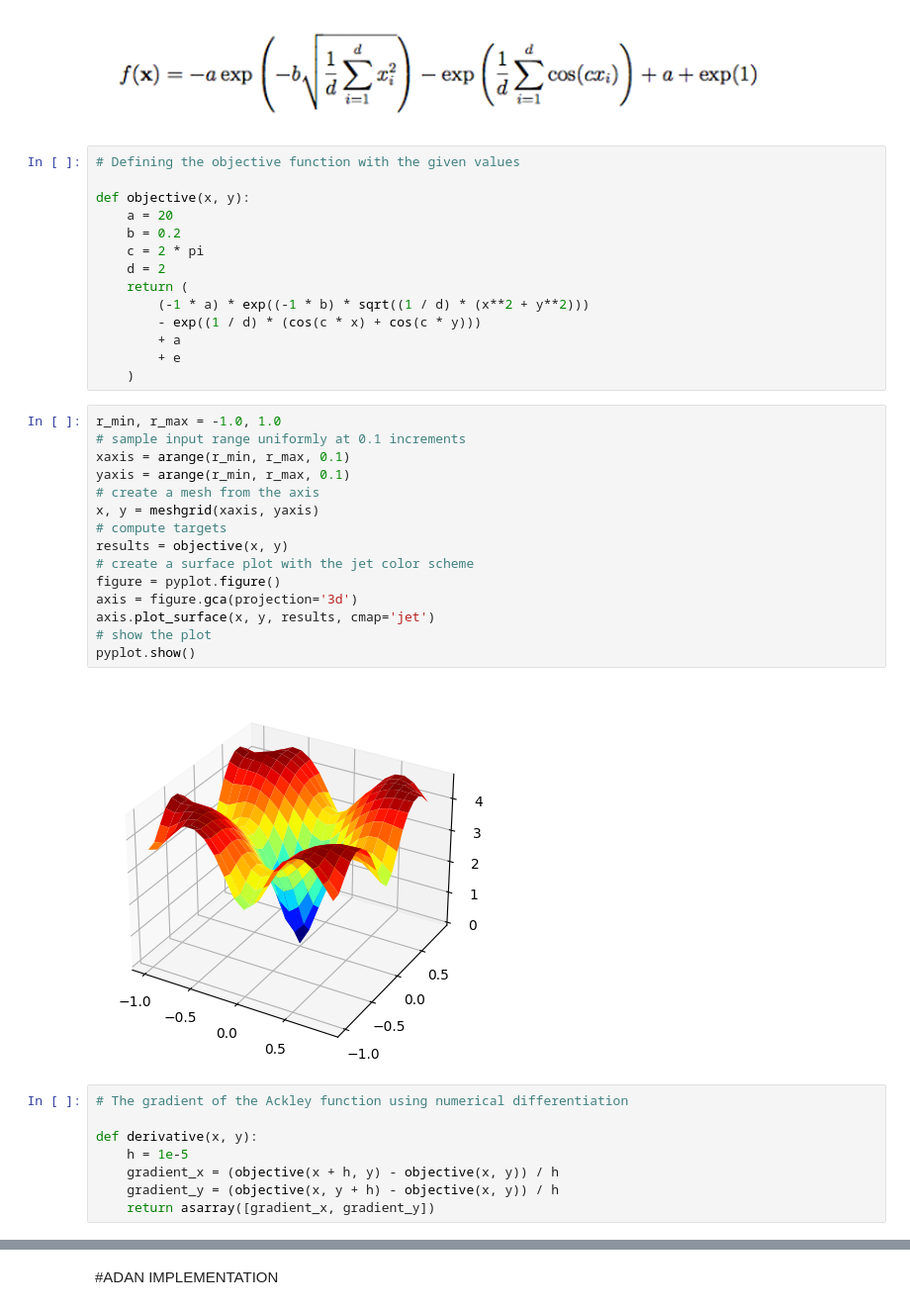
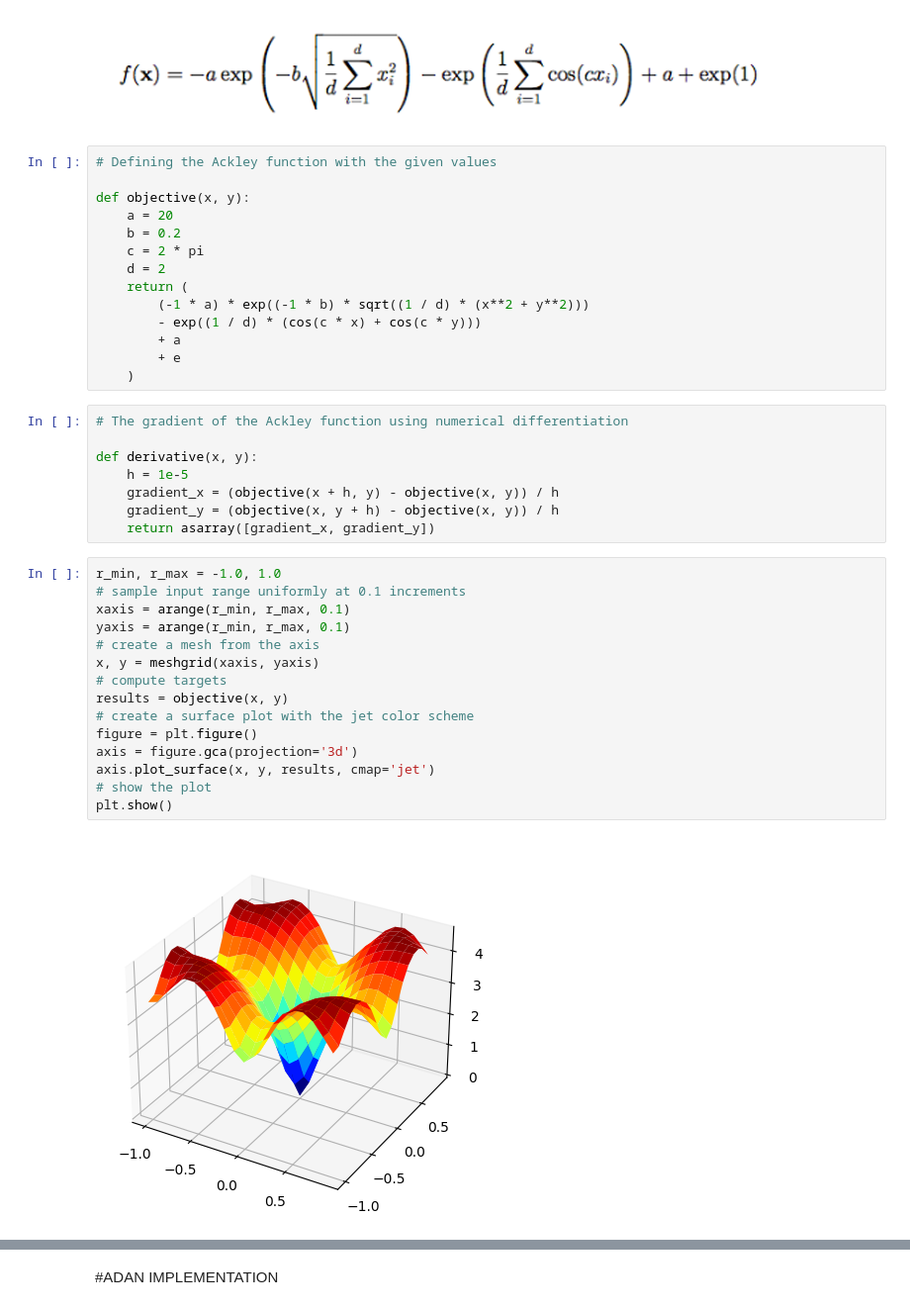
Before and after one commit to ShreyaGarg01/ADAN, a Jupyter notebook: test.ipynb, the cells around one changed output, grey strips where cells are left out. Shown: that part at 99% size. Drawn from its saved outputs; the diff is of its cells as text.

```diff
--- a/test.ipynb
+++ b/test.ipynb
@@ -15,7 +17,7 @@ from matplotlib import pyplot
 # %% [markdown]
 ![image.png](attachment:image.png)
 # %%
-# Defining the objective function with the given values
+# Defining the Ackley function with the given values
 
 def objective(x, y):
     a = 20
@@ -28,23 +30,6 @@ def objective(x, y):
         + a
         + e
     )
-# %%
-r_min, r_max = -1.0, 1.0
-# sample input range uniformly at 0.1 increments
-xaxis = arange(r_min, r_max, 0.1)
-yaxis = arange(r_min, r_max, 0.1)
-# create a mesh from the axis
-x, y = meshgrid(xaxis, yaxis)
-# compute targets
-results = objective(x, y)
-# create a surface plot with the jet color scheme
-figure = pyplot.figure()
-axis = figure.gca(projection='3d')
-axis.plot_surface(x, y, results, cmap='jet')
-# show the plot
-pyplot.show()
-# %% [output]
-[figure, removed]
 # %%
 # The gradient of the Ackley function using numerical differentiation
 
@@ -53,6 +38,23 @@ def derivative(x, y):
     gradient_x = (objective(x + h, y) - objective(x, y)) / h
     gradient_y = (objective(x, y + h) - objective(x, y)) / h
     return asarray([gradient_x, gradient_y])
+# %%
+r_min, r_max = -1.0, 1.0
+# sample input range uniformly at 0.1 increments
+xaxis = arange(r_min, r_max, 0.1)
+yaxis = arange(r_min, r_max, 0.1)
+# create a mesh from the axis
+x, y = meshgrid(xaxis, yaxis)
+# compute targets
+results = objective(x, y)
+# create a surface plot with the jet color scheme
+figure = plt.figure()
+axis = figure.gca(projection='3d')
+axis.plot_surface(x, y, results, cmap='jet')
+# show the plot
+plt.show()
+# %% [output]
+[figure, added]
 # %%
 # define range for input
 bounds = asarray([[-1.0, 1.0], [-1.0, 1.0]])
```
Also changed, not shown: parts of 24 cells of this notebook.
